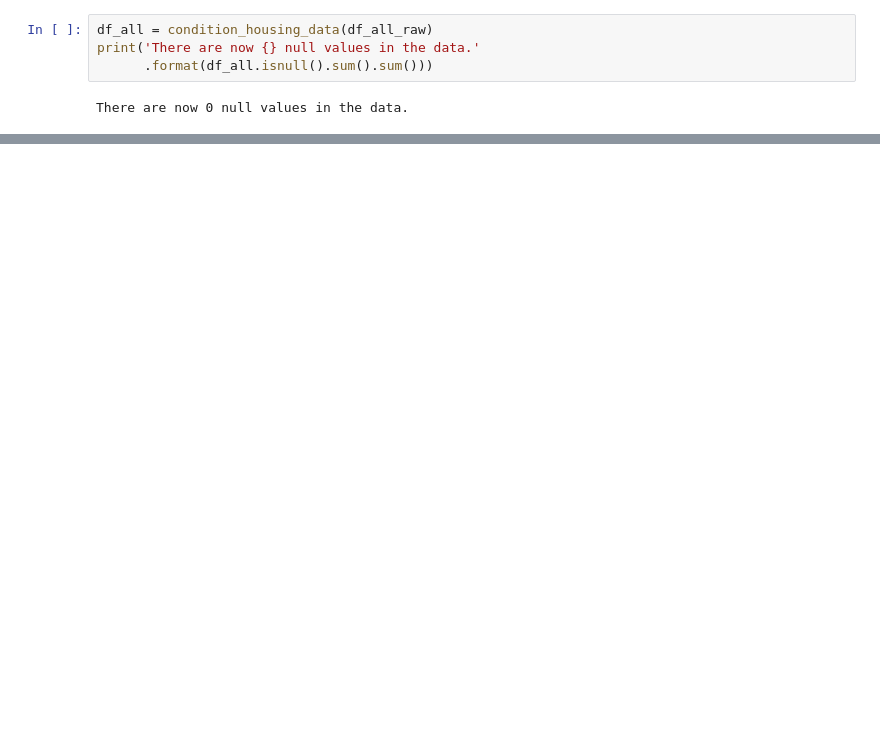
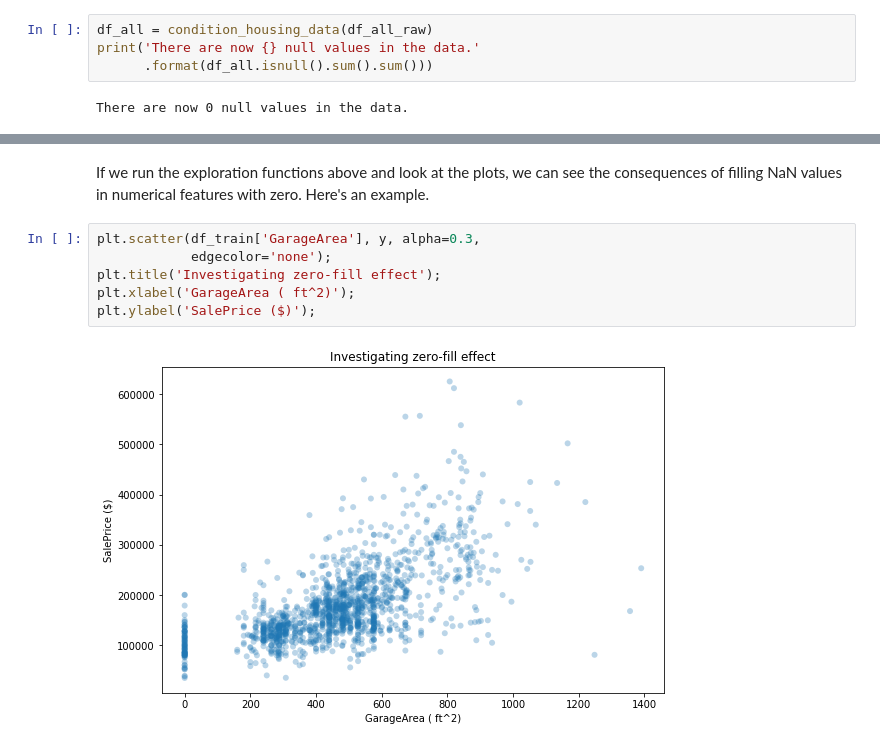
Before and after one commit to stevendevan/KaggleHousePrices, a Jupyter notebook: KaggleHousePrices.ipynb, the cells around one changed output, grey strips where cells are left out. Saved outputs shown, nothing was run; the diff lists cells and outputs as text; blank space fills up the shorter version.

```diff
--- a/KaggleHousePrices.ipynb
+++ b/KaggleHousePrices.ipynb
@@ -169,0 +236,10 @@ There are now 0 null values in the data.
+# %% [markdown]
+If we run the exploration functions above and look at the plots, we can see the consequences of filling NaN values in numerical features with zero. Here's an example.
+# %%
+plt.scatter(df_train['GarageArea'], y, alpha=0.3,
+            edgecolor='none');
+plt.title('Investigating zero-fill effect');
+plt.xlabel('GarageArea ( ft^2)');
+plt.ylabel('SalePrice ($)');
+# %% [output]
+[figure, added]
```
Also changed, not shown: parts of 16 cells of this notebook.
